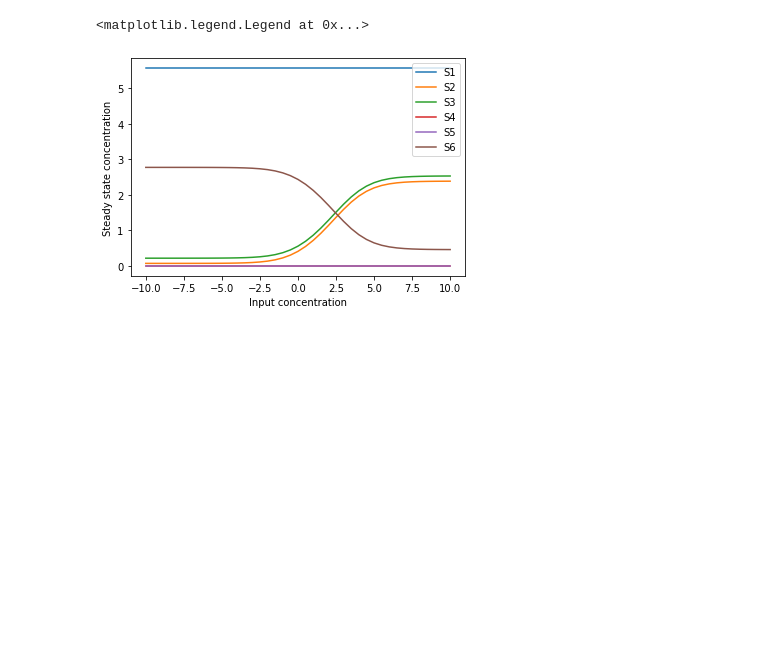
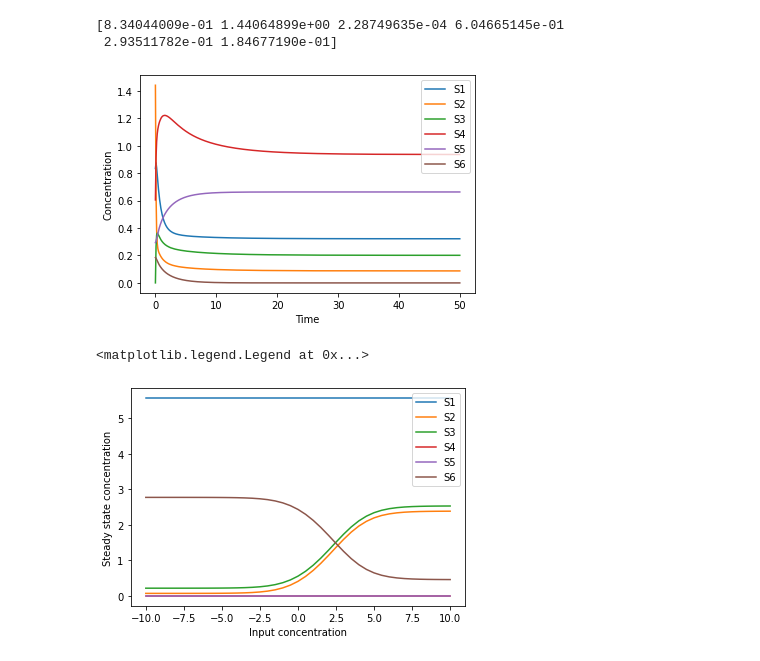
Before and after one commit to csfloyd/GlycanAnalysis, a Jupyter notebook: Python/SampleConservationLawsOld.ipynb, the cells around one changed output. Drawn from its saved outputs; the diff is of its cells as text; code cells hidden in the pictures; blank space fills up the shorter version.

```diff
--- a/Python/SampleConservationLawsOld.ipynb
+++ b/Python/SampleConservationLawsOld.ipynb
@@ -105,3 +135,52 @@ plt.show()
+# %%
+from scipy.integrate import ode
+
+method = 'Radau'
+rtol = 1e-3
+atol = 1e-6
+
+np.random.seed(1)
+y0 = 2 * np.random.rand(n_species)
+print(y0)
+k_values = 5 * np.random.rand(n_reactions)
+t_span = (0, 50)
+dt = 0.1
+t_eval = np.linspace(*t_span, int(t_span[1]/dt))
+
+# Set up the ODE solver
+solver = ode(lambda t, y: rhs(t, y, k_values))
+#solver.set_integrator('vode' if method == 'Radau' else method.lower(), rtol=rtol, atol=atol)
+solver.set_integrator('vode', method='bdf', rtol=rtol, atol=atol)
+
+solver.set_initial_value(y0, t_span[0])
+
+# Prepare to collect results
+ys = [y0]
+ts = [t_span[0]]
+
+while solver.successful() and solver.t < t_span[1]:
+    solver.integrate(solver.t + dt)
+    ys.append(solver.y)
+    ts.append(solver.t)
+
+ys = np.array(ys)
+ts = np.array(ts)
+
+# If you want to interpolate to t_eval:
+from scipy.interpolate import interp1d
+ys_interp = interp1d(ts, ys.T, kind='linear', fill_value='extrapolate')(t_eval).T
+# %% [output]
+[8.34044009e-01 1.44064899e+00 2.28749635e-04 6.04665145e-01
+ 2.93511782e-01 1.84677190e-01]
+# %%
+for i in range(ys.shape[1]):  # ys.shape[1] = n_species
+    plt.plot(ts, ys[:, i], label=f'S{i+1}')
+plt.xlabel('Time')
+plt.ylabel('Concentration')
+plt.legend()
+plt.show()
+# %% [output]
+[figure, added]
 # %%
 t_span = (0, 500)                 # time interval
 dt = 0.01
```
Also changed, not shown: parts of 4 cells of this notebook, 8 other files.
